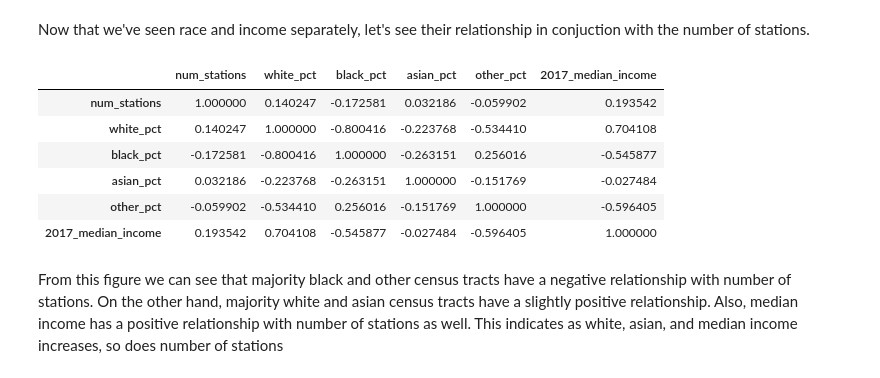
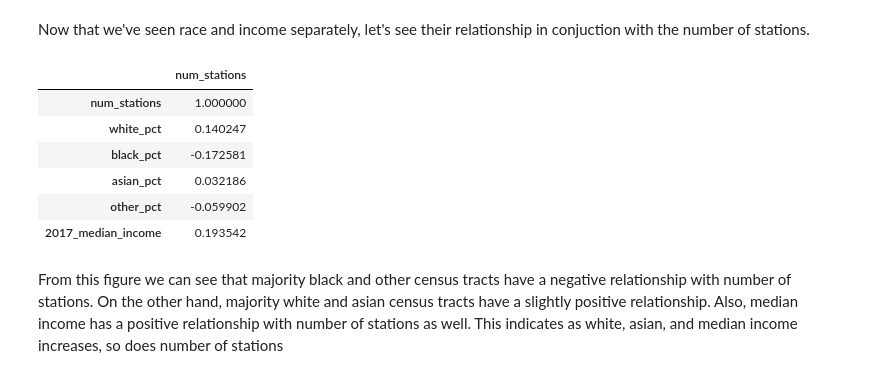
Before and after one commit to shljessie/INFO-2950, a Jupyter notebook: project_phase_submissions/phase4_new.ipynb, the cells around one changed output. Saved outputs shown, nothing was run; the diff lists cells and outputs as text; code cells hidden in the pictures.

```diff
--- a/project_phase_submissions/phase4_new.ipynb
+++ b/project_phase_submissions/phase4_new.ipynb
@@ -538,21 +538,21 @@ Now that we've seen race and income separately, let's see their relationship in
 # %%
 # a few columns of interest
 cols = ['num_stations', 'white_pct', 'black_pct', 'asian_pct', 'other_pct', '2017_median_income']
 # correlations (w/ color coding)
-race_st_df[cols].corr().style.background_gradient(
+race_st_df[cols].corr()[['num_stations']].style.background_gradient(
     cmap='RdYlGn',
     axis=None,
     vmin=-0.8,
     vmax=0.8
 )
 # %% [output]
-|  | num_stations | white_pct | black_pct | asian_pct | other_pct | 2017_median_income |
-| num_stations | 1.000000 | 0.140247 | -0.172581 | 0.032186 | -0.059902 | 0.193542 |
-| white_pct | 0.140247 | 1.000000 | -0.800416 | -0.223768 | -0.534410 | 0.704108 |
-| black_pct | -0.172581 | -0.800416 | 1.000000 | -0.263151 | 0.256016 | -0.545877 |
-| asian_pct | 0.032186 | -0.223768 | -0.263151 | 1.000000 | -0.151769 | -0.027484 |
-| other_pct | -0.059902 | -0.534410 | 0.256016 | -0.151769 | 1.000000 | -0.596405 |
-| 2017_median_income | 0.193542 | 0.704108 | -0.545877 | -0.027484 | -0.596405 | 1.000000 |
+|  | num_stations |
+| num_stations | 1.000000 |
+| white_pct | 0.140247 |
+| black_pct | -0.172581 |
+| asian_pct | 0.032186 |
+| other_pct | -0.059902 |
+| 2017_median_income | 0.193542 |
 # %% [markdown]
 From this figure we can see that majority black and other census tracts have a negative relationship with number of stations. On the other hand, majority white and asian census tracts have a slightly positive relationship. Also, median income has a positive relationship with number of stations as well. This indicates as white, asian, and median income increases, so does number of stations
 # %% [markdown]
```
